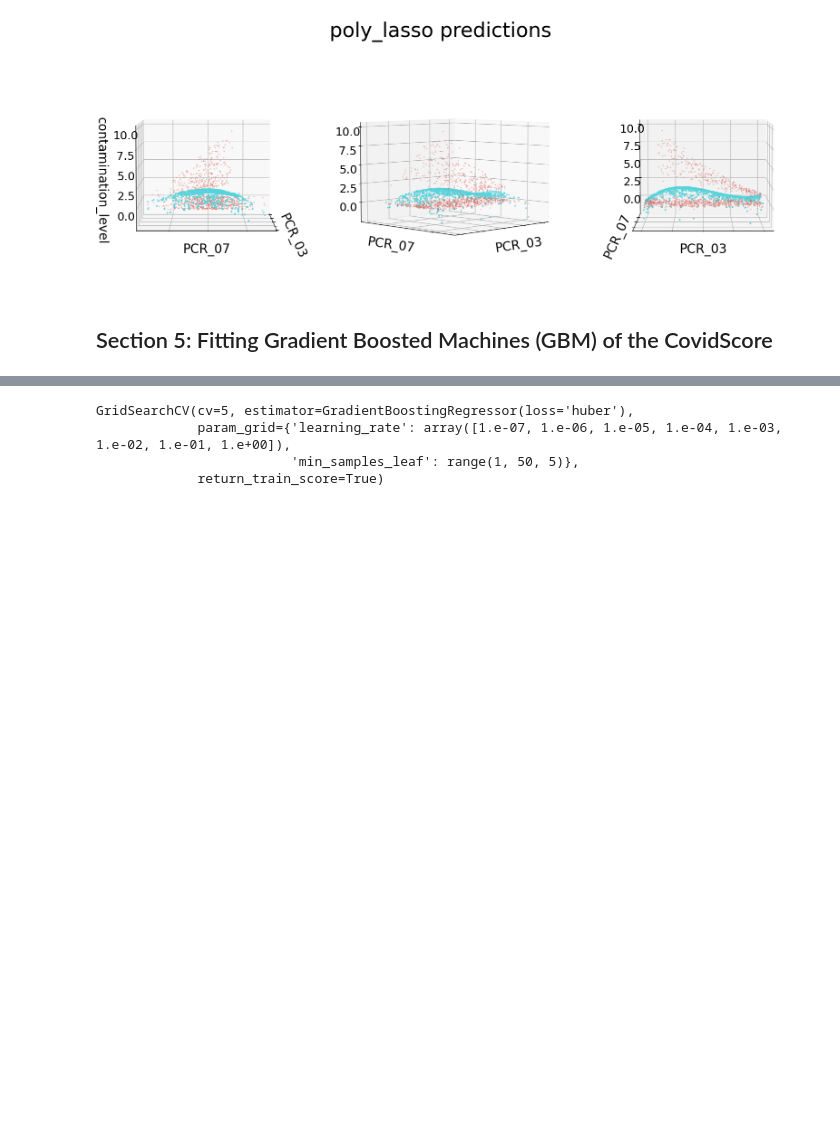
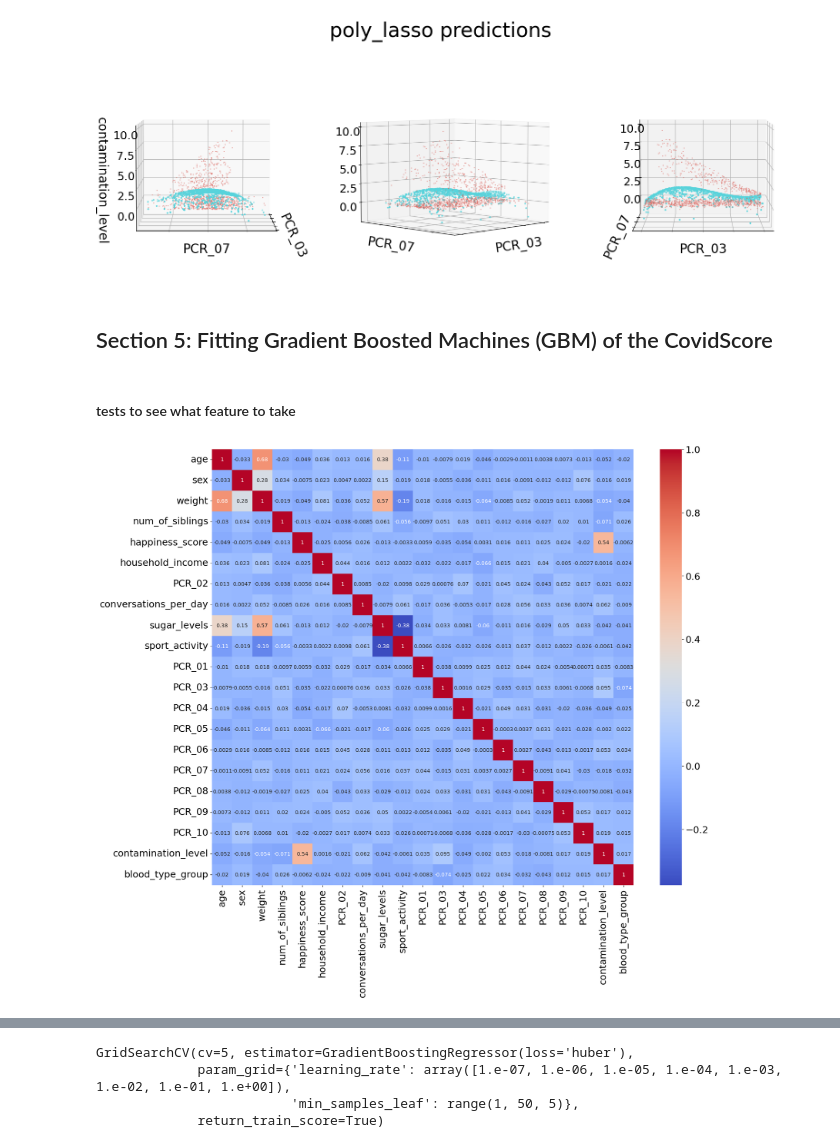
Before and after one commit to matanophir/IML_3, a Jupyter notebook: 314683079-208115055.ipynb, the cells around one changed output, grey strips where cells are left out. Drawn from its saved outputs; the diff is of its cells as text; code cells hidden in the pictures; blank space fills up the shorter version.

```diff
--- a/314683079-208115055.ipynb
+++ b/314683079-208115055.ipynb
@@ -327,6 +327,17 @@ plot3d(train_df, 'PCR_03', 'PCR_07', 'contamination_level', 'poly_lasso predicti
 [figure]
 # %% [markdown]
 ## Section 5: Fitting Gradient Boosted Machines (GBM) of the CovidScore
+# %% [markdown]
+#### tests to see what feature to take
+# %%
+
+correlation_matrix = train_df.corr()
+plt.figure(figsize=(18,15))
+sns.heatmap(correlation_matrix, annot=True, cmap='coolwarm')
+
+plt.show()
+# %% [output]
+[figure, added]
 # %%
 # TODO create new train and test sets with relevant features.
 target = 'contamination_level'
```
Also changed, not shown: parts of 10 cells of this notebook, 2 other files.
